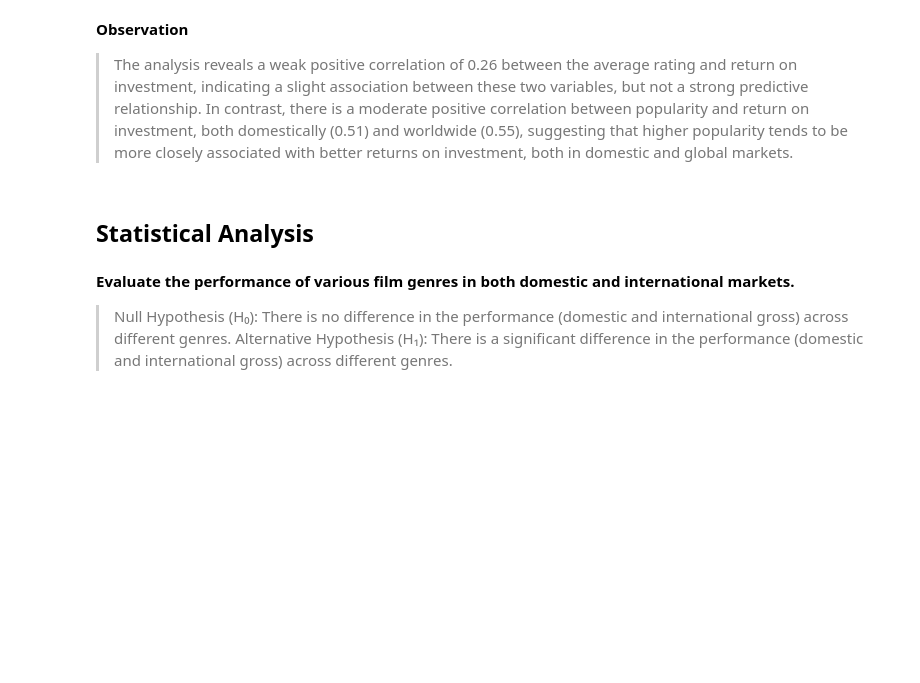
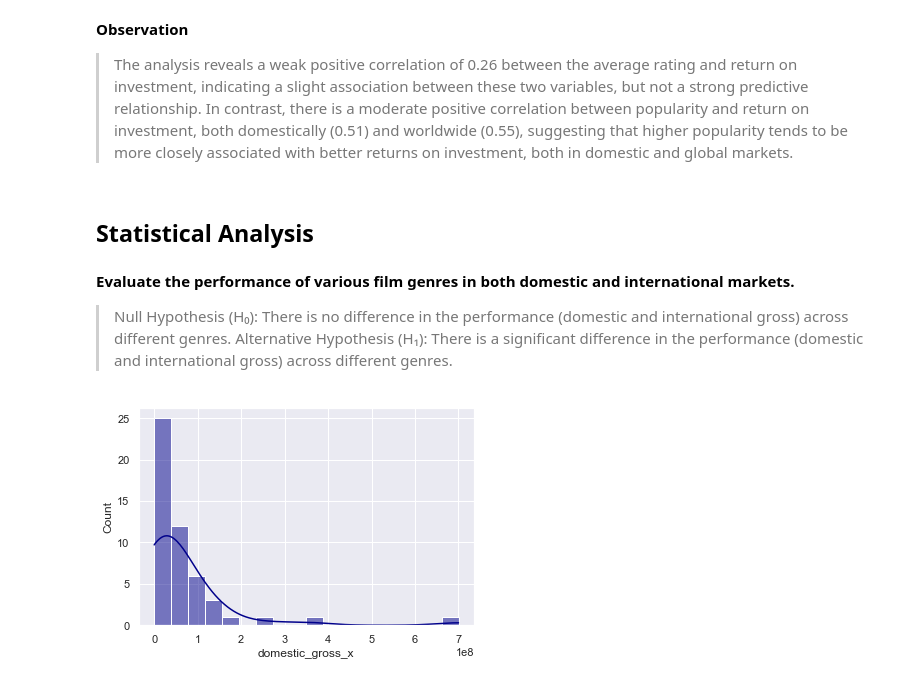
Before and after one commit to mikabenson/PHASE2_PROJECT-inferential-statistics-, a Jupyter notebook: notebooks/Franciscar.ipynb, the cells around one changed output. Saved outputs shown, nothing was run; the diff lists cells and outputs as text; code cells hidden in the pictures; blank space fills up the shorter version.

```diff
--- a/notebooks/Franciscar.ipynb
+++ b/notebooks/Franciscar.ipynb
@@ -855,3 +849,10 @@ sns.heatmap(correlation1, annot=True)
 
 >Null Hypothesis (H₀): There is no difference in the performance (domestic and international gross) across different genres.
 >Alternative Hypothesis (H₁): There is a significant difference in the performance (domestic and international gross) across different genres.
+# %%
+sample =all_movies['domestic_gross_x'].sample(n=50, random_state=40)
+# %%
+sns.set_theme(color_codes=True)
+sns.histplot(sample, kde=True, color='darkblue');
+# %% [output]
+[figure, added]
```
Also changed, not shown: parts of 16 cells of this notebook, 1 other file.
